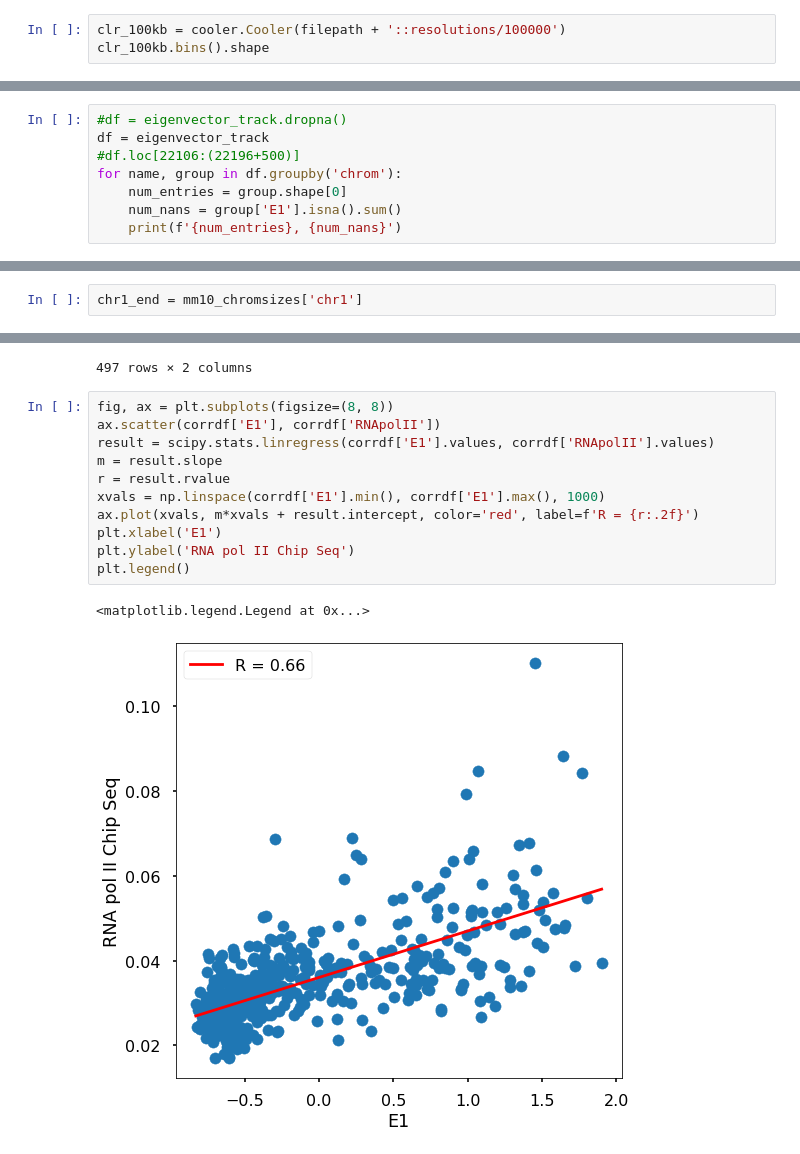
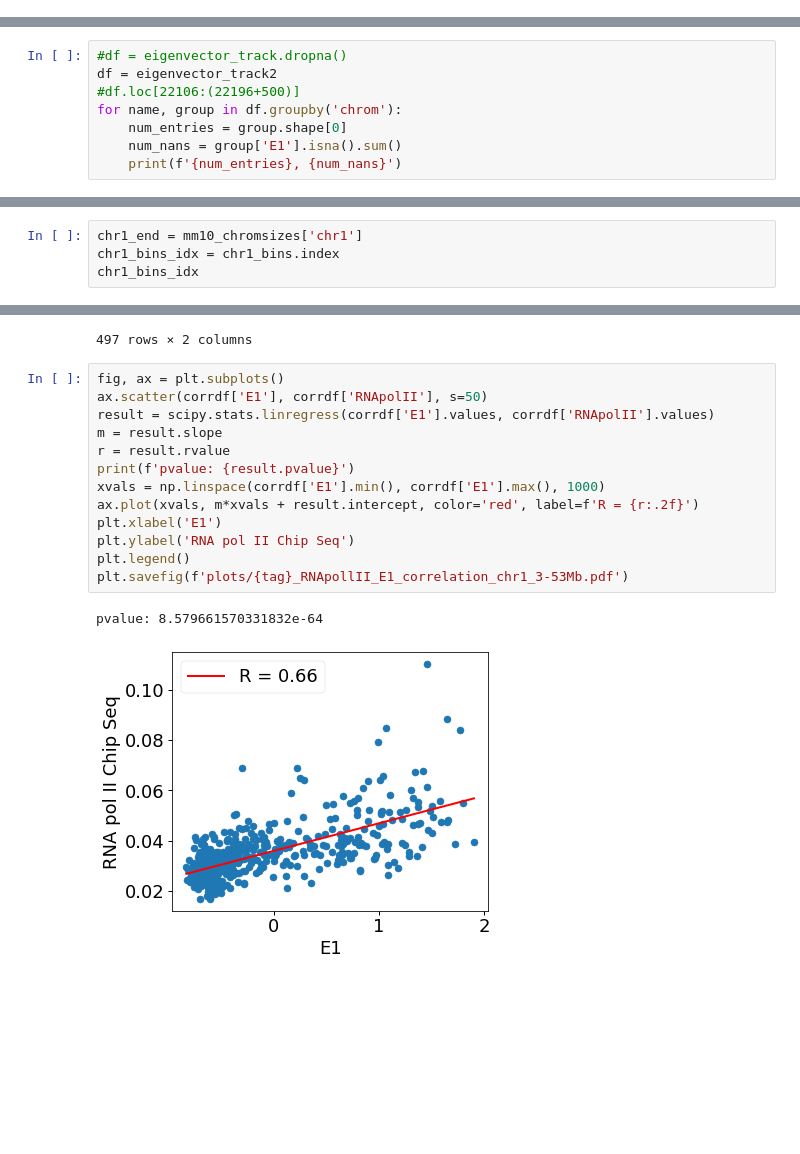
Before and after one commit to kannandeepti/HiC-RNAPII-degron, a Jupyter notebook: test-cooler.ipynb, the cells around one changed output, grey strips where cells are left out. Saved outputs shown, nothing was run; the diff lists cells and outputs as text; blank space fills up the shorter version.

```diff
--- a/test-cooler.ipynb
+++ b/test-cooler.ipynb
@@ -470,6 +476,3 @@ mm10_arms
 | 21 | chrM | 0 | 16299 | chrM_p |
 # %% [markdown]
 # Compartments and Saddle Plots
-# %%
-clr_100kb = cooler.Cooler(filepath + '::resolutions/100000')
-clr_100kb.bins().shape
@@ -562,7 +549,7 @@ display(eigenvector_track)
 27269 rows × 4 columns
 # %%
 #df = eigenvector_track.dropna()
-df = eigenvector_track
+df = eigenvector_track2
 #df.loc[22106:(22196+500)]
 for name, group in df.groupby('chrom'):
     num_entries = group.shape[0]
@@ -994,3 +1039,5 @@ clr_100kb.bins().fetch('chr1')
 1955 rows × 4 columns
 # %%
 chr1_end = mm10_chromsizes['chr1']
+chr1_bins_idx = chr1_bins.index
+chr1_bins_idx
@@ -1092,16 +1108,18 @@ display(corrdf)
 | 499 | 0.149531 | 0.037384 |
 497 rows × 2 columns
 # %%
-fig, ax = plt.subplots(figsize=(8, 8))
-ax.scatter(corrdf['E1'], corrdf['RNApolII'])
+fig, ax = plt.subplots()
+ax.scatter(corrdf['E1'], corrdf['RNApolII'], s=50)
 result = scipy.stats.linregress(corrdf['E1'].values, corrdf['RNApolII'].values)
 m = result.slope
 r = result.rvalue
+print(f'pvalue: {result.pvalue}')
 xvals = np.linspace(corrdf['E1'].min(), corrdf['E1'].max(), 1000)
 ax.plot(xvals, m*xvals + result.intercept, color='red', label=f'R = {r:.2f}')
 plt.xlabel('E1')
 plt.ylabel('RNA pol II Chip Seq')
 plt.legend()
+plt.savefig(f'plots/{tag}_RNApollII_E1_correlation_chr1_3-53Mb.pdf')
 # %% [output]
-<matplotlib.legend.Legend at 0x...>
+pvalue: 8.579661570331832e-64
-[figure, old version]
+[figure, new version]
```
Also changed, not shown: parts of 35 cells of this notebook, 10 other files.
